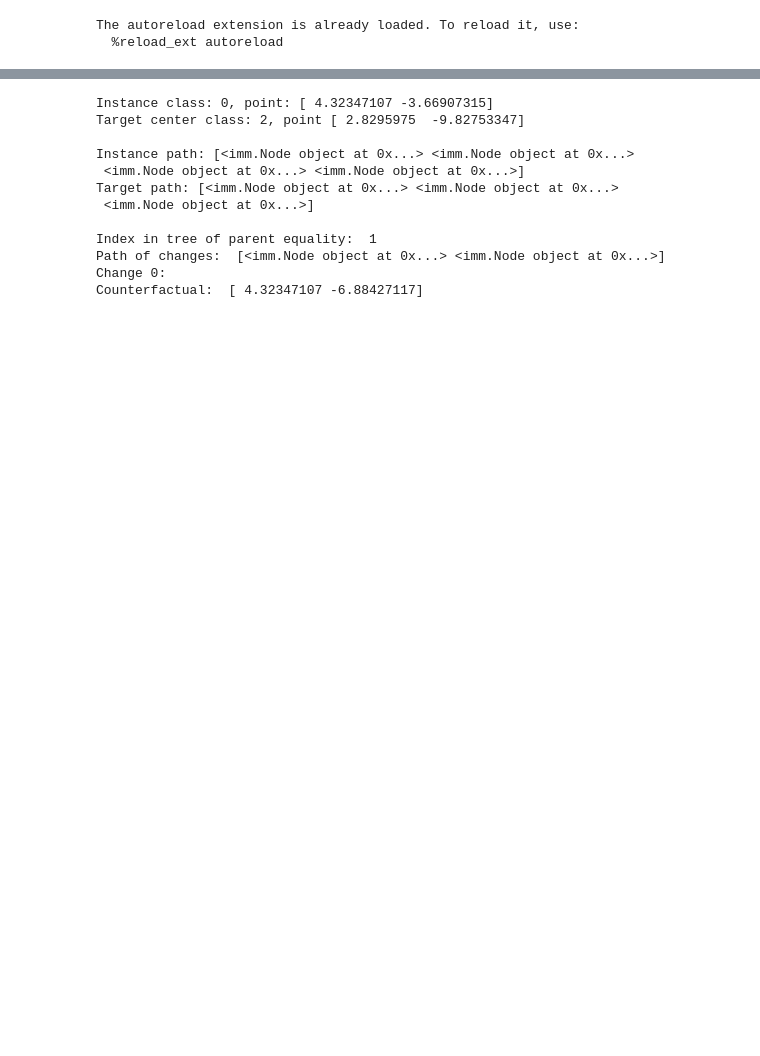
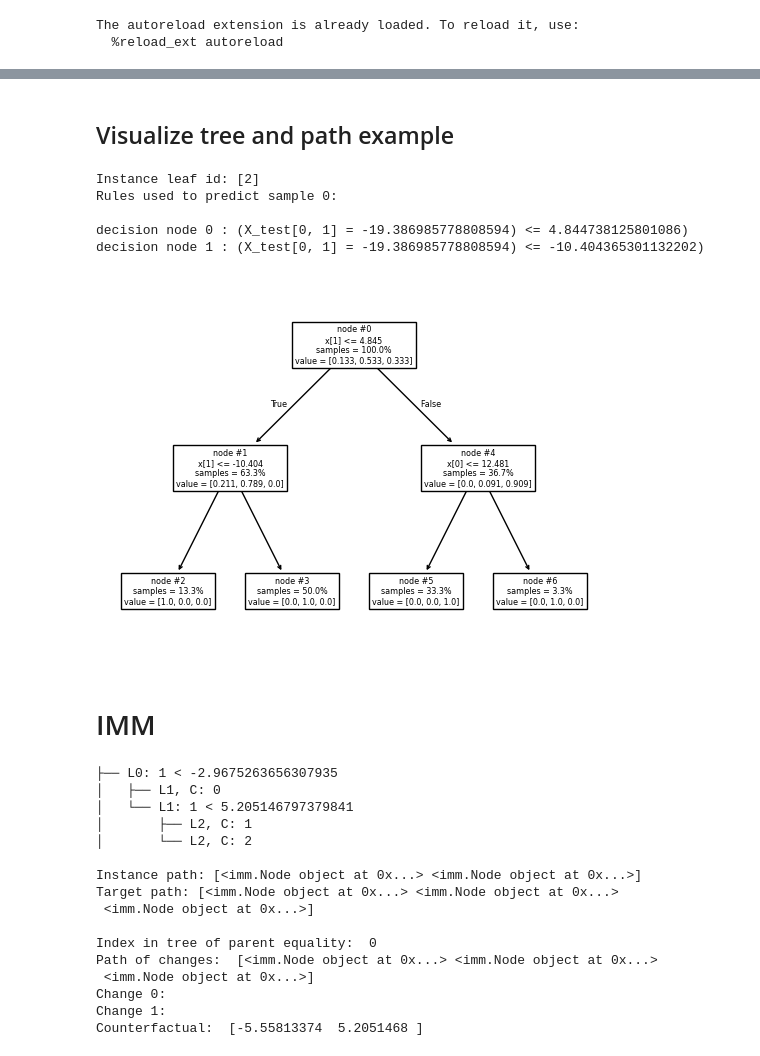
Before and after one commit to jepp3183/Thesis2025, a Jupyter notebook: code/threshold_tree.ipynb, the cells around one changed output, grey strips where cells are left out. Saved outputs shown, nothing was run; the diff lists cells and outputs as text; code cells hidden in the pictures; blank space fills up the shorter version.

```diff
--- a/code/threshold_tree.ipynb
+++ b/code/threshold_tree.ipynb
@@ -50,10 +269,60 @@ print(imm_model.write_tree())
+# %% [markdown]
+## Visualize tree and path example
+# %%
+# Following code is from: https://scikit-learn.org/stable/auto_examples/tree/plot_unveil_tree_structure.html#sphx-glr-auto-examples-tree-plot-unveil-tree-structure-py
+
+inst_node_indicator = tree_model.decision_path(inst)
+inst_leaf_id = tree_model.apply(inst)
+print(f"Instance leaf id: {inst_leaf_id}")
+# print(f"Target leaf id: {target_leaf_id}")
+
+
+# obtain ids of the nodes `sample_id` goes through, i.e., row `sample_id`
+sample_id = 0
+node_index = inst_node_indicator.indices[
+    inst_node_indicator.indptr[sample_id] : inst_node_indicator.indptr[sample_id + 1]
+]
+
+print("Rules used to predict sample {id}:\n".format(id=sample_id))
+for node_id in node_index:
+    # continue to the next node if it is a leaf node
+    if inst_leaf_id[sample_id] == node_id:
+        continue
+
+    # check if value of the split feature for sample 0 is below threshold
+    if inst[sample_id, feature[node_id]] <= threshold[node_id]:
+        threshold_sign = "<="
+    else:
+        threshold_sign = ">"
+
+    print(
+        "decision node {node} : (X_test[{sample}, {feature}] = {value}) "
+        "{inequality} {threshold})".format(
+            node=node_id,
+            sample=sample_id,
+            feature=feature[node_id],
+            value=inst[sample_id, feature[node_id]],
+            inequality=threshold_sign,
+            threshold=threshold[node_id],
+        )
+    )
+
+tree.plot_tree(clf, proportion=True, node_ids=True, impurity=False)
+plt.show()
+# %% [output]
+Instance leaf id: [2]
+Rules used to predict sample 0:
+
+decision node 0 : (X_test[0, 1] = -19.386985778808594) <= 4.844738125801086)
+decision node 1 : (X_test[0, 1] = -19.386985778808594) <= -10.404365301132202)
+[figure, added]
+# %% [markdown]
+# IMM
 # %%
-instance_index = y.argmin()
-instance = X[instance_index]
-target_class = 2
-target_point = centers[target_class, :]
-print(f"Instance class: {y[instance_index]}, point: {instance}")
-print(f"Target center class: {target_class}, point {target_point}\n")
+imm_model = imm()
+imm_model.fit(X, y, centers)
+
+print(imm_model.write_tree())
 
 instance_path = imm_model.get_path(instance)
 target_path = imm_model.get_path(target_point)
@@ -81,18 +350,22 @@ for i in range(len(path_of_changes) - 1):
 
 print("Counterfactual: ", cf)
 # %% [output]
-Instance class: 0, point: [ 4.32347107 -3.66907315]
-Target center class: 2, point [ 2.8295975  -9.82753347]
+├── L0: 1 < -2.9675263656307935
+│   ├── L1, C: 0
+│   └── L1: 1 < 5.205146797379841
+│       ├── L2, C: 1
+│       └── L2, C: 2
 
-Instance path: [<imm.Node object at 0x...> <imm.Node object at 0x...>
- <imm.Node object at 0x...> <imm.Node object at 0x...>]
+Instance path: [<imm.Node object at 0x...> <imm.Node object at 0x...>]
 Target path: [<imm.Node object at 0x...> <imm.Node object at 0x...>
  <imm.Node object at 0x...>]
 
-Index in tree of parent equality:  1
-Path of changes:  [<imm.Node object at 0x...> <imm.Node object at 0x...>]
+Index in tree of parent equality:  0
+Path of changes:  [<imm.Node object at 0x...> <imm.Node object at 0x...>
+ <imm.Node object at 0x...>]
 Change 0:
-Counterfactual:  [ 4.32347107 -6.88427117]
+Change 1:
+Counterfactual:  [-5.55813374  5.2051468 ]
 # %%
 def plot_decision_boundaries(node, x_min, x_max, y_min, y_max, depth=0):
     if node is None or node.cluster is not None:
```
Also changed, not shown: parts of 9 cells of this notebook.
